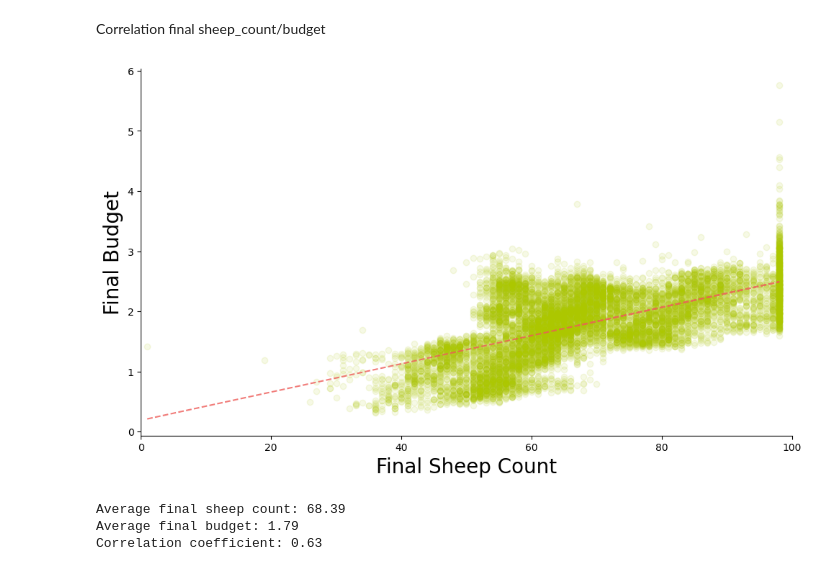
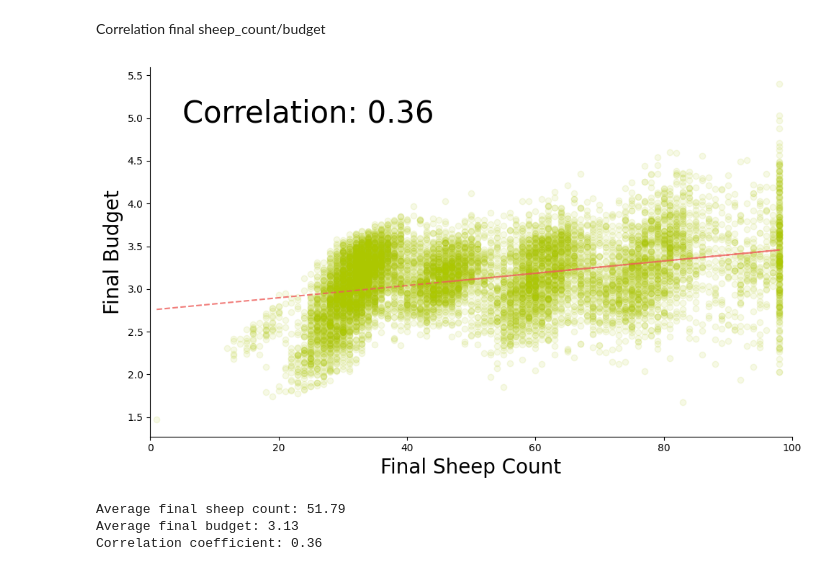
Before and after one commit to LeonardoAcquaroli/manage-a-farm-with-reinforcement-learning, a Jupyter notebook: plots.ipynb, the cells around one changed output. Cells and saved outputs as stored; diff of their text form; code cells hidden in the pictures.

Commit message:
correlation plot

```diff
--- a/plots.ipynb
+++ b/plots.ipynb
@@ -110,8 +110,8 @@ final_epsilon = 0.1
 
 REINFORCE_agent = FarmAgentNeuralREINFORCEAdvantage(
     environment=env, policy_learning_rate=policy_learning_rate, value_learning_rate=value_learning_rate, epsilon=start_epsilon, epsilon_decay=epsilon_decay, final_epsilon=final_epsilon, gamma=.999,
-    policy_net_weights_path=r'agent_models\REINFORCENeuralAdvantage\sigma8-incestpenalty2.5-epsilondecay1-gamma0.999-800k\policy_net_weights.pth',
-    value_net_weights_path=r'agent_models\REINFORCENeuralAdvantage\sigma8-incestpenalty2.5-epsilondecay1-gamma0.999-800k\value_net_weights.pth'
+    policy_net_weights_path=r'agent_models\REINFORCENeuralAdvantage\s6-penalty2.5-edecay1-g0.999\policy_net_weights-500k.pth',
+    value_net_weights_path=r'agent_models\REINFORCENeuralAdvantage\s6-penalty2.5-edecay1-g0.999\value_net_weights-500k.pth'
 )
 # %%
 def generate_trajectories(env, REINFORCE_agent, num_trajectories=10000, trajectory_length=30):
@@ -139,35 +139,35 @@ final_sheep_counts, final_budgets = generate_trajectories(env, REINFORCE_agent)
 # %%
 # Create scatter plot
 plt.figure(figsize=(10, 6))
 plt.scatter(final_sheep_counts, final_budgets, alpha=0.1, color='#acc700')
 plt.xlabel('Final Sheep Count', size=20)
 plt.ylabel('Final Budget', size=20)
 # plt.title('Correlation between Final Sheep Count and Final Budget')
 
 
 # Add trend line
 z = np.polyfit(final_sheep_counts, final_budgets, 1)
 p = np.poly1d(z)
 plt.plot(final_sheep_counts, p(final_sheep_counts), "--", alpha=0.8, color='#ee5c59')
 plt.xlim(0, 100)
 plt.gca().spines['right'].set_visible(False)
 plt.gca().spines['top'].set_visible(False)
 
+################################################
+# CORRELATION
+# Calculate and display correlation coefficient
+correlation = np.corrcoef(final_sheep_counts, final_budgets)[0, 1]
+plt.text(0.05, 0.85, f'Correlation: {correlation:.2f}', transform=plt.gca().transAxes, size=30)
+
 plt.tight_layout()
 plt.show()
 
-################################################
-# CORRELATION
-
-# Calculate and display correlation coefficient
-correlation = np.corrcoef(final_sheep_counts, final_budgets)[0, 1]
-# plt.text(0.05, 0.85, f'Correlation: {correlation:.2f}', transform=plt.gca().transAxes, size=30)
 # Print summary statistics
 print(f"Average final sheep count: {np.mean(final_sheep_counts):.2f}")
 print(f"Average final budget: {np.mean(final_budgets):.2f}")
 print(f"Correlation coefficient: {correlation:.2f}")
 # %% [output]
-[figure, old version]
+[figure, new version]
-Average final sheep count: 68.39
-Average final budget: 1.79
-Correlation coefficient: 0.63
+Average final sheep count: 51.79
+Average final budget: 3.13
+Correlation coefficient: 0.36
```
